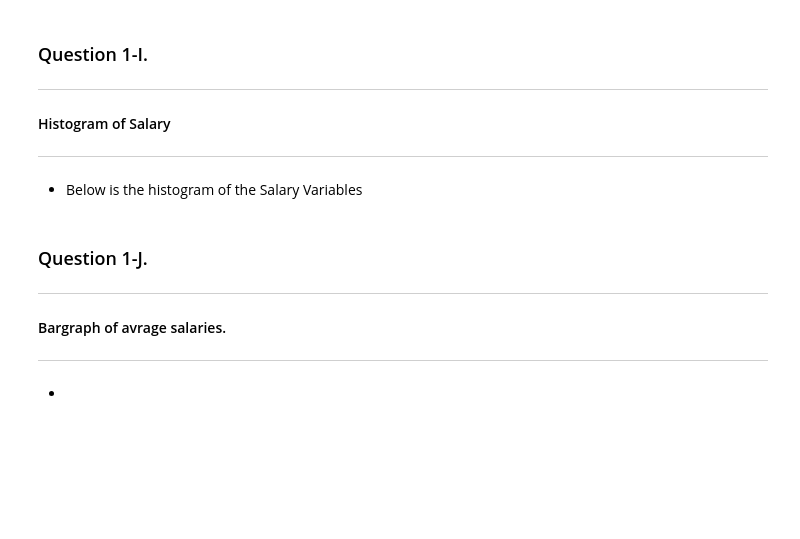
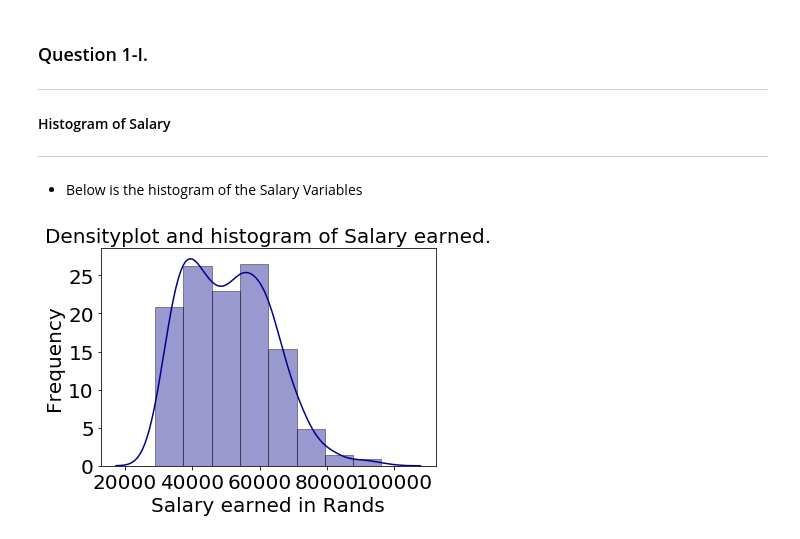
Before and after one commit to Umuzi-org/salary, a Jupyter notebook: Johan Khanye - Salary assignment.ipynb, the cells around one changed output. Cells and saved outputs as stored; diff of their text form; code cells hidden in the pictures; blank space fills up the shorter version.

```diff
--- a/Johan Khanye - Salary assignment.ipynb
+++ b/Johan Khanye - Salary assignment.ipynb
@@ -219,6 +244,11 @@ Females make up 9.004739336492891% of the profesional, whilst males make up 90.9
-# %% [markdown]
-### Question 1-J.
----------------
-#### Bargraph of avrage salaries.
-----------------
-*
+# %%
+#plotting
+sns.distplot(salaryfree, hist=True,bins=8, color = 'darkblue',hist_kws={'edgecolor':'black'})
+plot.title('Densityplot and histogram of Salary earned.',fontsize=20)
+plot.xlabel("Salary earned in Rands",fontsize=20)
+plot.ylabel("Frequency",fontsize=20)
+plot.xticks(fontsize=20)
+plot.yticks([0.000000,0.000005,0.000010,0.000015,0.000020,0.000025],("0","5","10","15","20","25"),fontsize=20)
+plot.show()
+# %% [output]
+[figure, added]
```
Also changed, not shown: parts of 19 cells of this notebook.
